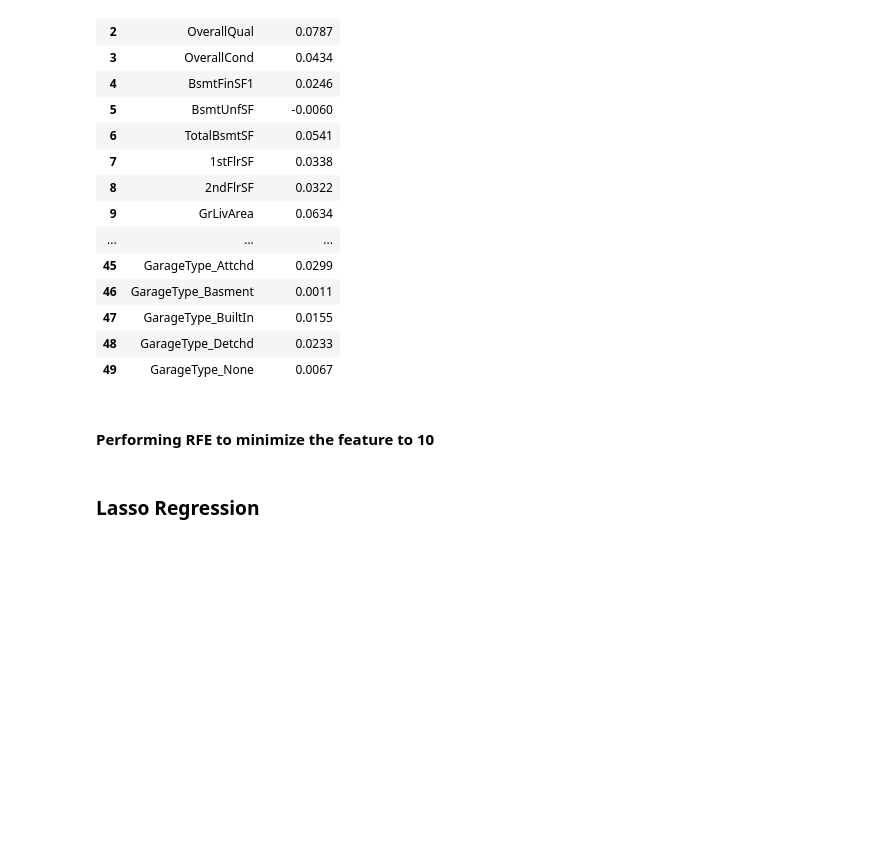
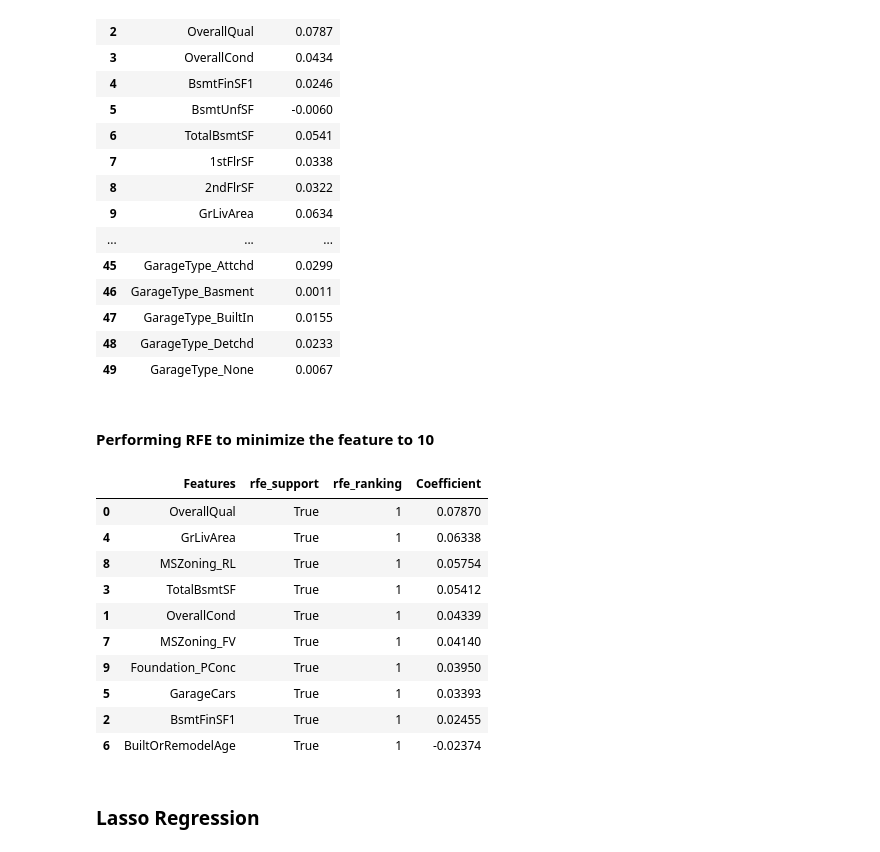
Before and after one commit to Suresh-Dee/House_Price_Assignment, a Jupyter notebook: House_Price_Suresh_D.ipynb, the cells around one changed output. Saved outputs shown, nothing was run; the diff lists cells and outputs as text; code cells hidden in the pictures; blank space fills up the shorter version.

```diff
--- a/House_Price_Suresh_D.ipynb
+++ b/House_Price_Suresh_D.ipynb
@@ -1116,6 +1116,35 @@ lm.fit(X_train_ridge, y_train)
 # running RFE
 rfe = RFE(lm, n_features_to_select = 10)
 rfe = rfe.fit(X_train_ridge, y_train)
+# %%
+# Getting the coefficient values
+ridge_coeff_dict = dict(pd.Series(ridge.coef_.round(5), index = X_train.columns))
+
+def find(x):
+    return ridge_coeff_dict[x]
+
+# Assigning top 10 features to a temp dataframe for further display
+
+temp1_df = pd.DataFrame(list(zip( X_train_ridge.columns, rfe.support_, rfe.ranking_)), columns=['Features', 'rfe_support', 'rfe_ranking'])
+temp1_df = temp1_df.loc[temp1_df['rfe_support'] == True]
+temp1_df.reset_index(drop=True, inplace=True)
+
+temp1_df['Coefficient'] = temp1_df['Features'].apply(find)
+temp1_df = temp1_df.sort_values(by=['Coefficient'], ascending=False)
+temp1_df = temp1_df.head(10)
+temp1_df
+# %% [output]
+|  | Features | rfe_support | rfe_ranking | Coefficient |
+| 0 | OverallQual | True | 1 | 0.07870 |
+| 4 | GrLivArea | True | 1 | 0.06338 |
+| 8 | MSZoning_RL | True | 1 | 0.05754 |
+| 3 | TotalBsmtSF | True | 1 | 0.05412 |
+| 1 | OverallCond | True | 1 | 0.04339 |
+| 7 | MSZoning_FV | True | 1 | 0.04140 |
+| 9 | Foundation_PConc | True | 1 | 0.03950 |
+| 5 | GarageCars | True | 1 | 0.03393 |
+| 2 | BsmtFinSF1 | True | 1 | 0.02455 |
+| 6 | BuiltOrRemodelAge | True | 1 | -0.02374 |
 # %% [markdown]
 ### Lasso Regression
 # %% [markdown]
```
Also changed, not shown: parts of 1 cell of this notebook.
